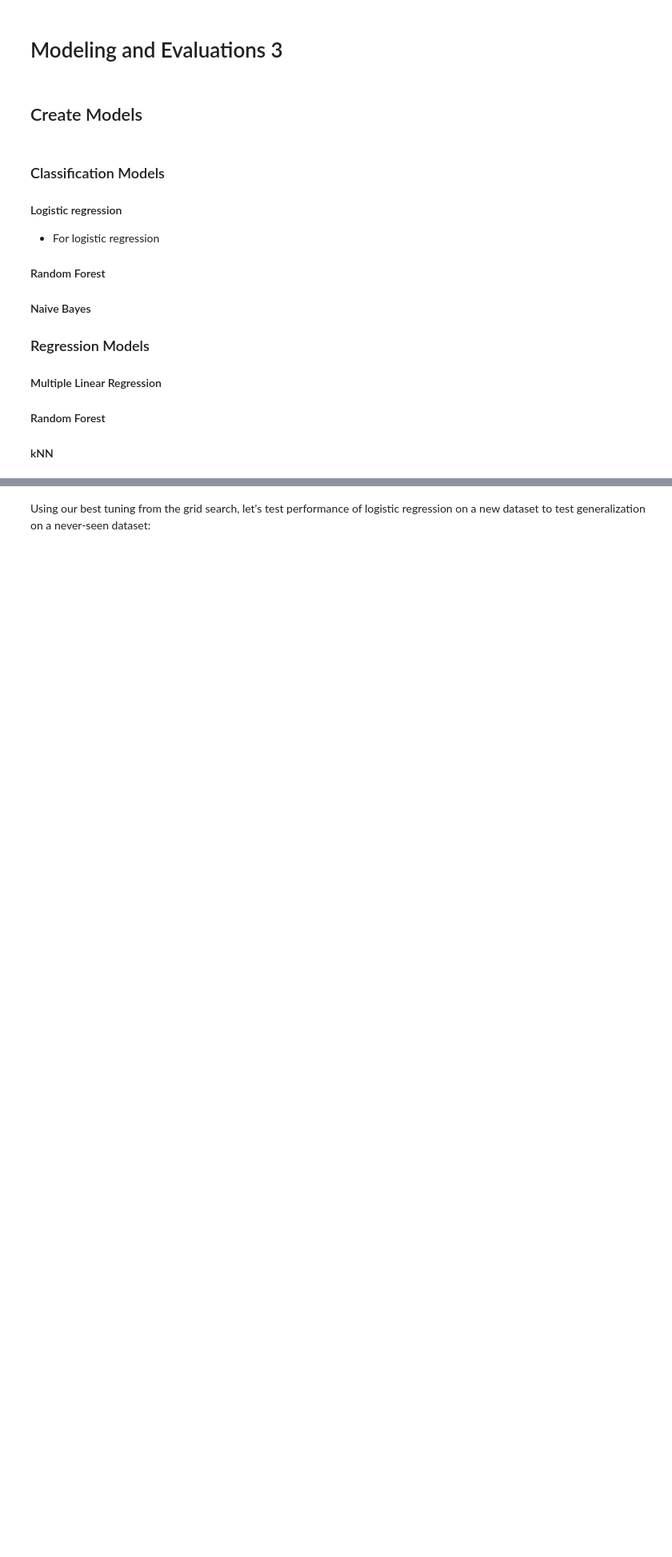
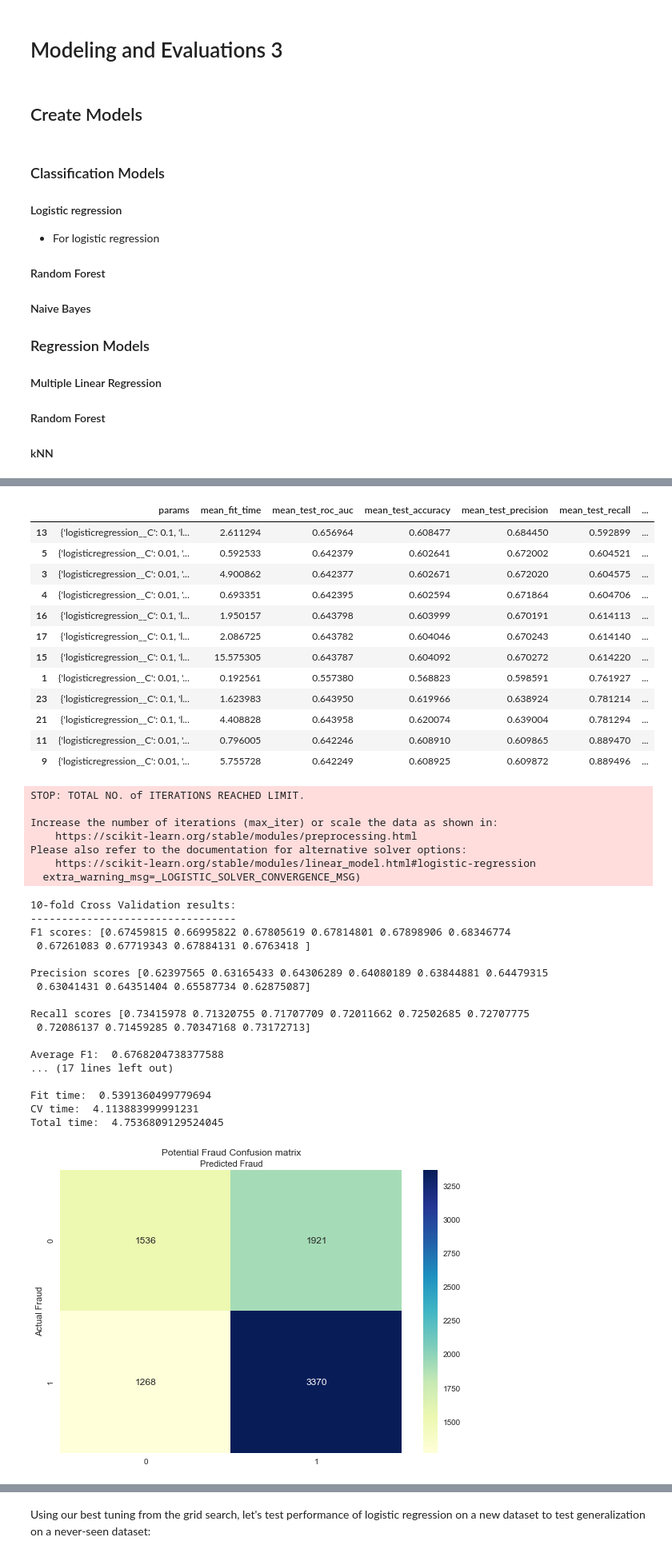
Before and after one commit to sachinac/ML7331, a Jupyter notebook: msds_7331_lab_2_v01.ipynb, the cells around one changed output, grey strips where cells are left out. Shown: that part at 80% size. Saved outputs shown, nothing was run; the diff lists cells and outputs as text; code cells hidden in the pictures; blank space fills up the shorter version.

Commit message:
build out testPerformance func

```diff
--- a/msds_7331_lab_2_v01.ipynb
+++ b/msds_7331_lab_2_v01.ipynb
@@ -408,18 +408,35 @@ Below is a helper function designed to help test our models after the
 # %%
-def testPerformance(clf):
+def testPerformance(pipeline, params):
+
+    cv = ShuffleSplit(n_splits=10, test_size=.2, random_state=86)
+
+    #Perform the grid search using accuracy as a metric during cross validation.
+    grid = GridSearchCV(pipeline, params, cv=cv, scoring=['roc_auc','accuracy','f1','recall','precision'], n_jobs=-1, refit='f1')
+    #Use the best features from recursive feature elimination during the grid search
+    start_time = timeit.default_timer()
+    grid.fit(X_train, y_train)
+    grid_time = timeit.default_timer() - start_time
+    #display the best pipeline model identified during the grid search
+    print("\ngrid time: ", grid_time)
+
+    gridResults = pd.DataFrame.from_dict(grid.cv_results_)
+
+    fewResults = pd.DataFrame(grid.cv_results_)[['params','mean_fit_time','mean_test_roc_auc',"mean_test_accuracy","mean_test_precision","mean_test_recall","mean_test_f1"]].dropna()
+    display(fewResults.sort_values(by='mean_test_f1'))
+
     start_time = timeit.default_timer()
 
+    clf = pipeline[0]
     # fit the model
     clf.fit(X_train,y_train)
 
     fit_time = timeit.default_timer() - start_time
 
     # do 10-fold cross validation:
-    cv = ShuffleSplit(n_splits=10, test_size=.2, random_state=86)
     f1scores = cross_val_score(clf, X_train, y_train, cv=cv, scoring='f1', n_jobs=-1)
     PreScores = cross_val_score(clf, X_train, y_train, cv=cv, scoring='precision', n_jobs=-1)
     RecScores = cross_val_score(clf, X_train, y_train, cv=cv, scoring='recall', n_jobs=-1)
-    print('10-fold Cross Validation results:')
+    print('\n10-fold Cross Validation results:')
     print('---------------------------------')
     print('F1 scores:', f1scores)
     print('\nPrecision scores', PreScores)
@@ -465,3 +482,4 @@ def testPerformance(clf):
     print("\nFit time: ", fit_time)
     print("CV time: ", cv_time)
     print("Total time: ", timeit.default_timer() - start_time)
+    return(gridResults, clf)
@@ -506,0 +488,17 @@ grid time:  29.06906820498989
+# %%
+"""Dustin's Pipe/Grid:  Currently takes about 30s.  Testing params"""
+
+LogPipe = make_pipeline(LogisticRegression())
+
+LogParams = {'logisticregression__penalty':['l1','l2']
+              ,'logisticregression__C': [.01, .1]
+              ,'logisticregression__class_weight': ['balanced','None']
+              ,'logisticregression__random_state': [86]
+              ,'logisticregression__solver': ['sag','liblinear','lbfgs']
+              ,'logisticregression__max_iter':[1000]
+              ,'logisticregression__n_jobs':[-1]
+             }
+
+
+LogResults, LogModel = testPerformance(LogPipe, LogParams)
+# %% [output]
@@ -506,0 +506,38 @@ grid time:  29.06906820498989
+|  | params | mean_fit_time | mean_test_roc_auc | mean_test_accuracy | mean_test_precision | mean_test_recall | ... |
+| 13 | {'logisticregression__C': 0.1, 'l... | 2.611294 | 0.656964 | 0.608477 | 0.684450 | 0.592899 | ... |
+| 5 | {'logisticregression__C': 0.01, '... | 0.592533 | 0.642379 | 0.602641 | 0.672002 | 0.604521 | ... |
+| 3 | {'logisticregression__C': 0.01, '... | 4.900862 | 0.642377 | 0.602671 | 0.672020 | 0.604575 | ... |
+| 4 | {'logisticregression__C': 0.01, '... | 0.693351 | 0.642395 | 0.602594 | 0.671864 | 0.604706 | ... |
+| 16 | {'logisticregression__C': 0.1, 'l... | 1.950157 | 0.643798 | 0.603999 | 0.670191 | 0.614113 | ... |
+| 17 | {'logisticregression__C': 0.1, 'l... | 2.086725 | 0.643782 | 0.604046 | 0.670243 | 0.614140 | ... |
+| 15 | {'logisticregression__C': 0.1, 'l... | 15.575305 | 0.643787 | 0.604092 | 0.670272 | 0.614220 | ... |
+| 1 | {'logisticregression__C': 0.01, '... | 0.192561 | 0.557380 | 0.568823 | 0.598591 | 0.761927 | ... |
+| 23 | {'logisticregression__C': 0.1, 'l... | 1.623983 | 0.643950 | 0.619966 | 0.638924 | 0.781214 | ... |
+| 21 | {'logisticregression__C': 0.1, 'l... | 4.408828 | 0.643958 | 0.620074 | 0.639004 | 0.781294 | ... |
+| 11 | {'logisticregression__C': 0.01, '... | 0.796005 | 0.642246 | 0.608910 | 0.609865 | 0.889470 | ... |
+| 9 | {'logisticregression__C': 0.01, '... | 5.755728 | 0.642249 | 0.608925 | 0.609872 | 0.889496 | ... |
+STOP: TOTAL NO. of ITERATIONS REACHED LIMIT.
+
+Increase the number of iterations (max_iter) or scale the data as shown in:
+    https://scikit-learn.org/stable/modules/preprocessing.html
+Please also refer to the documentation for alternative solver options:
+    https://scikit-learn.org/stable/modules/linear_model.html#logistic-regression
+  extra_warning_msg=_LOGISTIC_SOLVER_CONVERGENCE_MSG)
+10-fold Cross Validation results:
+---------------------------------
+F1 scores: [0.67459815 0.66995822 0.67805619 0.67814801 0.67898906 0.68346774
+ 0.67261083 0.67719343 0.67884131 0.6763418 ]
+
+Precision scores [0.62397565 0.63165433 0.64306289 0.64080189 0.63844881 0.64479315
+ 0.63041431 0.64351404 0.65587734 0.62875087]
+
+Recall scores [0.73415978 0.71320755 0.71707709 0.72011662 0.72502685 0.72707775
+ 0.72086137 0.71459285 0.70347168 0.73172713]
+
+Average F1:  0.6768204738377588
+... (17 lines left out)
+
+Fit time:  0.5391360499779694
+CV time:  4.113883999991231
+Total time:  4.7536809129524045
+[figure, added]
```
Also changed, not shown: parts of 6 cells of this notebook.
